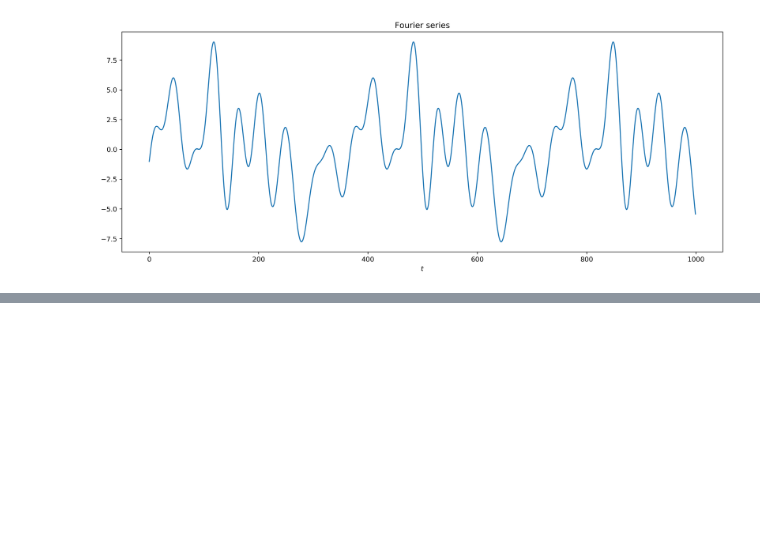
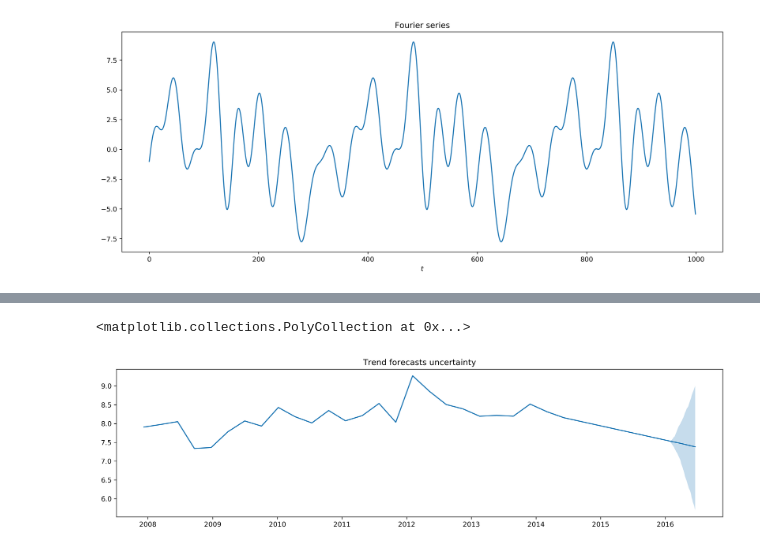
Before and after one commit to ritchie46/pydata-pymc3-prophet, a Jupyter notebook: notebooks/code-up.ipynb, the cells around one changed output, grey strips where cells are left out. Drawn from its saved outputs; the diff is of its cells as text; code cells hidden in the pictures; blank space fills up the shorter version.

```diff
--- a/notebooks/code-up.ipynb
+++ b/notebooks/code-up.ipynb
@@ -171,0 +232,45 @@ fourier_series(t, 365.25, n).shape
+# %%
+n_samples = 1000
+days = 150
+history_points = df.shape[0]
+probability_changepoint = n_changepoints / history_points
+
+future = pd.DataFrame({'ds': pd.date_range(df['ds'].min(),
+                                           df['ds'].max() + pd.Timedelta(days, 'D'),
+                        df.shape[0] + days)})
+future['t'] = (future['ds'] - df['ds'].min()) / (df['ds'].max() - df['ds'].min())
+
+# vector distributions
+beta_yearly = trace['beta_yearly'].mean(0)
+beta_weekly = trace['beta_weekly'].mean(0)
+delta = trace['delta'].mean(0)
+
+# scalar distributions
+k = trace['k'].mean()
+m = trace['m'].mean()
+
+trend_forecast = []
+lambda_ = trace['tau'].mean()
+
+for n in range(n_samples):
+    new_changepoints = future['t'][future['t'] > 1].values
+    sample = np.random.random(new_changepoints.shape)
+    new_changepoints = new_changepoints[sample <= probability_changepoint]
+    new_delta = np.r_[delta,
+                      stats.laplace(0, lambda_).rvs(new_changepoints.shape[0])]
+    new_s = np.r_[s, new_changepoints]
+    new_A = (future['t'][:, None] > new_s) * 1
+
+    trend_forecast.append(((k + np.dot(new_A, new_delta)) * future['t']  + (m + np.dot(new_A, (-new_s * new_delta)))) * df['y'].max())
+
+trend_forecast = np.array(trend_forecast)
+
+date = future['ds'].dt.to_pydatetime()
+plt.figure(figsize=(16, 4), dpi=300)
+plt.title('Trend forecasts uncertainty')
+plt.plot(date, trend_forecast.mean(0))
+quant = np.quantile(trend_forecast, [0.025, 0.975], axis=0)
+plt.fill_between(date, quant[0, :], quant[1, :], alpha=0.25)
+# %% [output]
+<matplotlib.collections.PolyCollection at 0x...>
+[figure, added]
```
Also changed, not shown: parts of 4 cells of this notebook, 2 other files.
